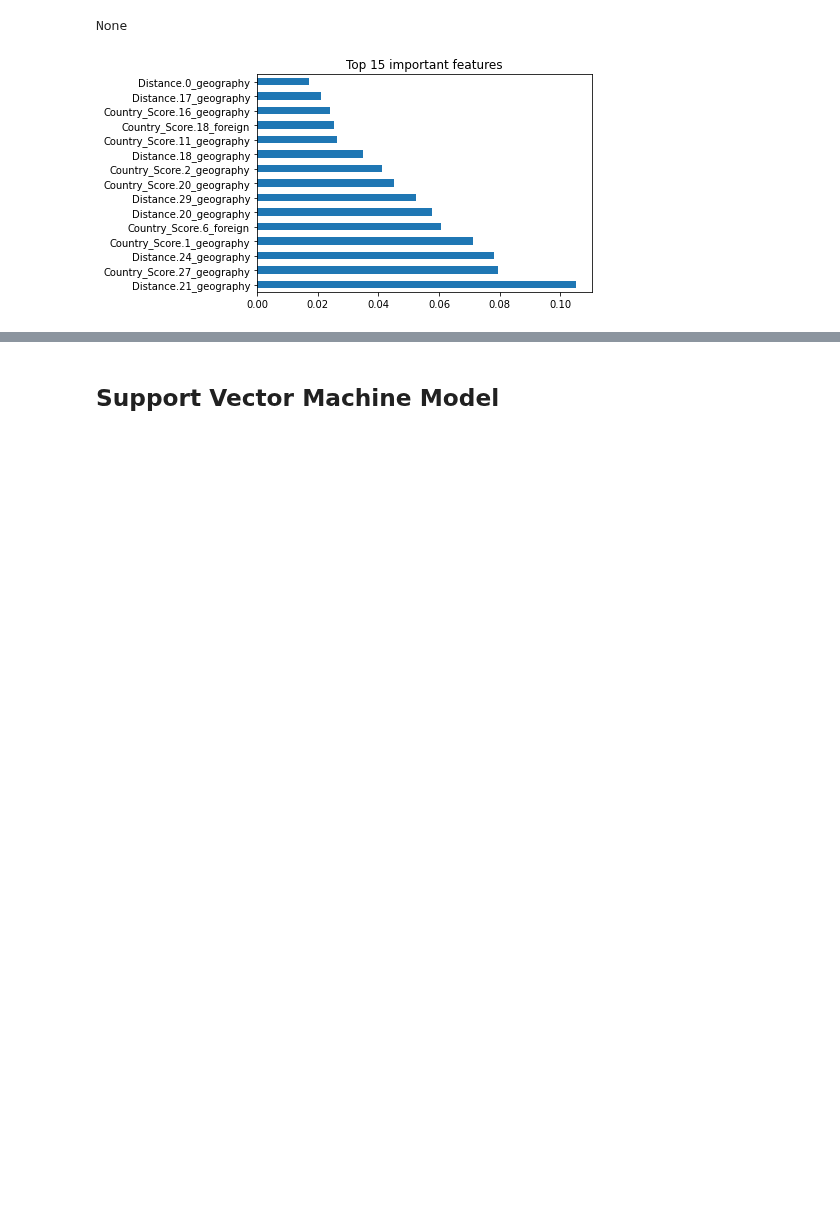
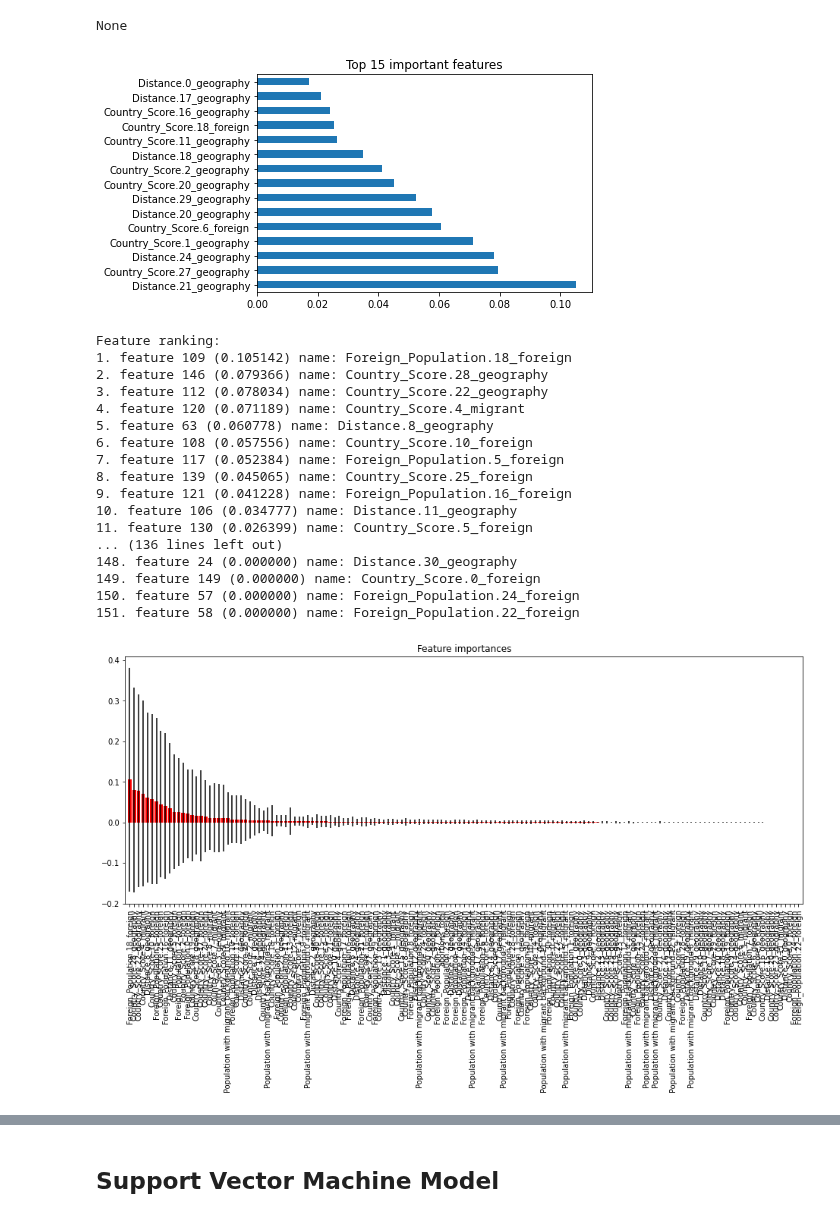
Before and after one commit to Alvaroguijarro97/ML_Group_Project, a Jupyter notebook: Dataframes_combined.ipynb, the cells around one changed output, grey strips where cells are left out. Cells and saved outputs as stored; diff of their text form; code cells hidden in the pictures; blank space fills up the shorter version.

```diff
--- a/Dataframes_combined.ipynb
+++ b/Dataframes_combined.ipynb
@@ -681,3 +681,82 @@ plt.title("Top 15 important features")
 plt.show()
 # %% [output]
 [figure]
+# %%
+from sklearn.preprocessing import scale
+import json
+
+# Features importances
+importances = classifier_balanced_forest.feature_importances_
+std = np.std([tree.feature_importances_ for tree in classifier_balanced_forest.estimators_],
+             axis=0)
+indices = np.argsort(importances)[::-1]
+feature_list = [X.columns[indices[f]] for f in range(X.shape[1])]  #names of features.
+ff = np.array(feature_list)
+
+# Print the feature ranking
+print("Feature ranking:")
+
+for f in range(X.shape[1]):
+    print("%d. feature %d (%f) name: %s" % (f + 1, indices[f], importances[indices[f]], ff[indices[f]]))
+
+
+# Plot the feature importances of the forest
+plt.figure()
+plt.rcParams['figure.figsize'] = [16, 6]
+plt.title("Feature importances")
+plt.bar(range(X.shape[1]), importances[indices],
+       color="r", yerr=std[indices], align="center")
+plt.xticks(range(X.shape[1]), ff[indices], rotation=90)
+plt.xlim([-1, X.shape[1]])
+plt.show()
+
+
+## The new additions to get feature importance to classes:
+
+# To get the importance according to each class:
+def class_feature_importance(X, Y, feature_importances):
+    N, M = X.shape
+    X = scale(X)
+
+    out = {}
+    for c in set(Y):
+        out[c] = dict(
+            zip(range(N), np.mean(X[Y==c, :], axis=0)*feature_importances)
+        )
+
+    return out
+
+result = class_feature_importance(X, y, importances)
+print (json.dumps(result,indent=4))
+
+# Plot the feature importances of the forest
+
+titles = ["Did not Divert", "Diverted"]
+for t, i in zip(titles, range(len(result))):
+    plt.figure()
+    plt.rcParams['figure.figsize'] = [16, 6]
+    plt.title(t)
+    plt.bar(range(len(result[i])), result[i].values(),
+           color="r", align="center")
+    plt.xticks(range(len(result[i])), ff[list(result[i].keys())], rotation=90)
+    plt.xlim([-1, len(result[i])])
+    plt.show()
+# %% [output]
+Feature ranking:
+1. feature 109 (0.105142) name: Foreign_Population.18_foreign
+2. feature 146 (0.079366) name: Country_Score.28_geography
+3. feature 112 (0.078034) name: Country_Score.22_geography
+4. feature 120 (0.071189) name: Country_Score.4_migrant
+5. feature 63 (0.060778) name: Distance.8_geography
+6. feature 108 (0.057556) name: Country_Score.10_foreign
+7. feature 117 (0.052384) name: Foreign_Population.5_foreign
+8. feature 139 (0.045065) name: Country_Score.25_foreign
+9. feature 121 (0.041228) name: Foreign_Population.16_foreign
+10. feature 106 (0.034777) name: Distance.11_geography
+11. feature 130 (0.026399) name: Country_Score.5_foreign
+... (136 lines left out)
+148. feature 24 (0.000000) name: Distance.30_geography
+149. feature 149 (0.000000) name: Country_Score.0_foreign
+150. feature 57 (0.000000) name: Foreign_Population.24_foreign
+151. feature 58 (0.000000) name: Foreign_Population.22_foreign
+[figure, added]
```
Also changed, not shown: parts of 3 cells of this notebook.
